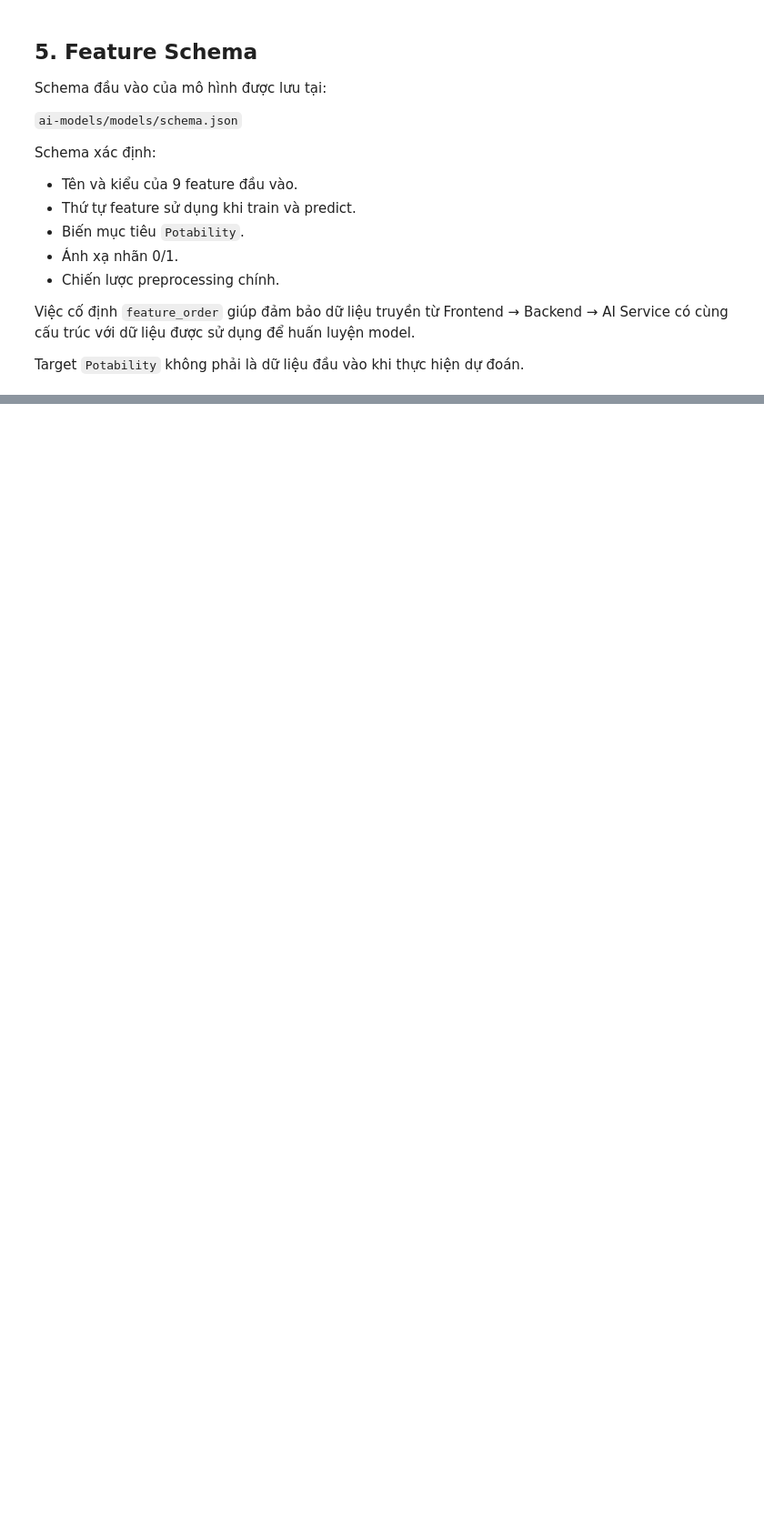
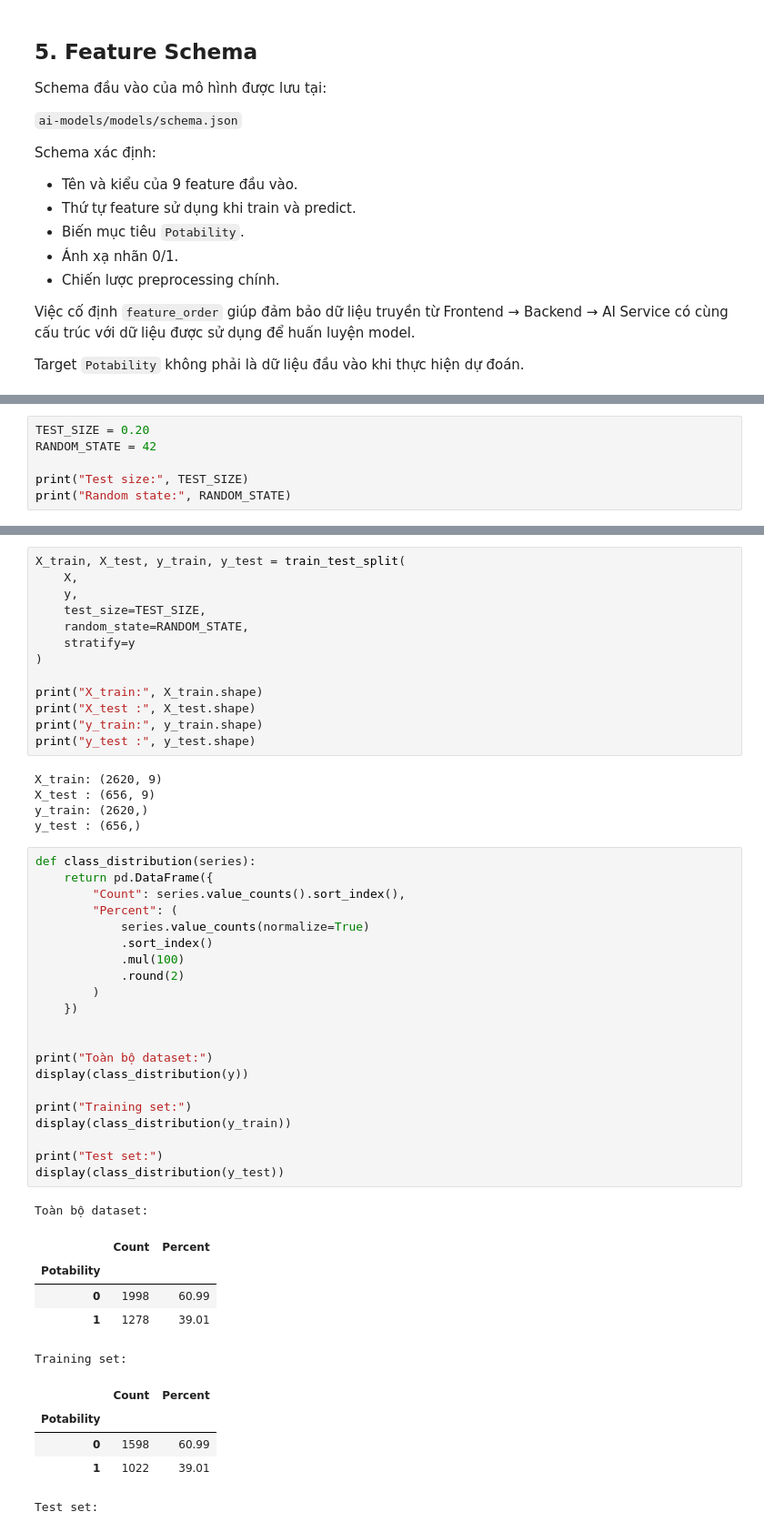
Before and after one commit to hoangthiyen01112005-ux/WaterQualityProject, a Jupyter notebook: ai-models/colab/02_preprocess.ipynb, the cells around one changed output, grey strips where cells are left out. Shown at 91% size. Cells and saved outputs as stored; diff of their text form; blank space fills up the shorter version.

Commit message:
preprocess: add shared stratified train test split

```diff
--- a/ai-models/colab/02_preprocess.ipynb
+++ b/ai-models/colab/02_preprocess.ipynb
@@ -616,0 +642,6 @@ Target `Potability` không phải là dữ liệu đầu vào khi thực hiện
+# %%
+TEST_SIZE = 0.20
+RANDOM_STATE = 42
+
+print("Test size:", TEST_SIZE)
+print("Random state:", RANDOM_STATE)
@@ -616,0 +651,51 @@ Target `Potability` không phải là dữ liệu đầu vào khi thực hiện
+# %%
+X_train, X_test, y_train, y_test = train_test_split(
+    X,
+    y,
+    test_size=TEST_SIZE,
+    random_state=RANDOM_STATE,
+    stratify=y
+)
+
+print("X_train:", X_train.shape)
+print("X_test :", X_test.shape)
+print("y_train:", y_train.shape)
+print("y_test :", y_test.shape)
+# %% [output]
+X_train: (2620, 9)
+X_test : (656, 9)
+y_train: (2620,)
+y_test : (656,)
+# %%
+def class_distribution(series):
+    return pd.DataFrame({
+        "Count": series.value_counts().sort_index(),
+        "Percent": (
+            series.value_counts(normalize=True)
+            .sort_index()
+            .mul(100)
+            .round(2)
+        )
+    })
+
+
+print("Toàn bộ dataset:")
+display(class_distribution(y))
+
+print("Training set:")
+display(class_distribution(y_train))
+
+print("Test set:")
+display(class_distribution(y_test))
+# %% [output]
+Toàn bộ dataset:
+|  | Count | Percent |
+| Potability |  |  |
+| 0 | 1998 | 60.99 |
+| 1 | 1278 | 39.01 |
+Training set:
+|  | Count | Percent |
+| Potability |  |  |
+| 0 | 1598 | 60.99 |
+| 1 | 1022 | 39.01 |
+Test set:
```
Also changed, not shown: parts of 9 cells of this notebook, 1 other file.
